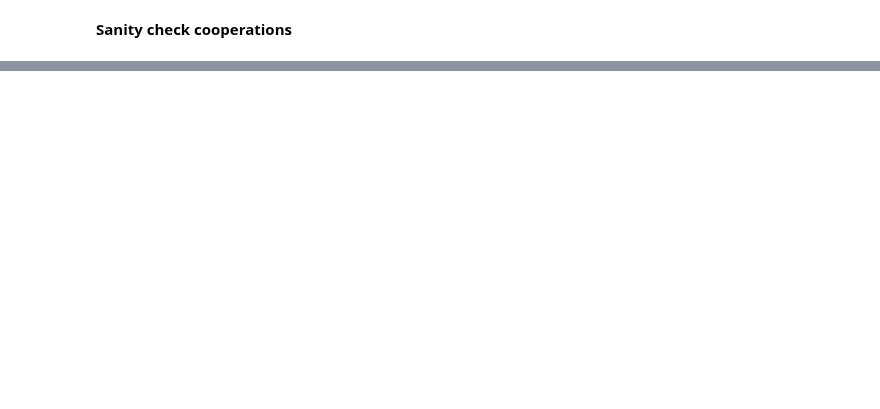
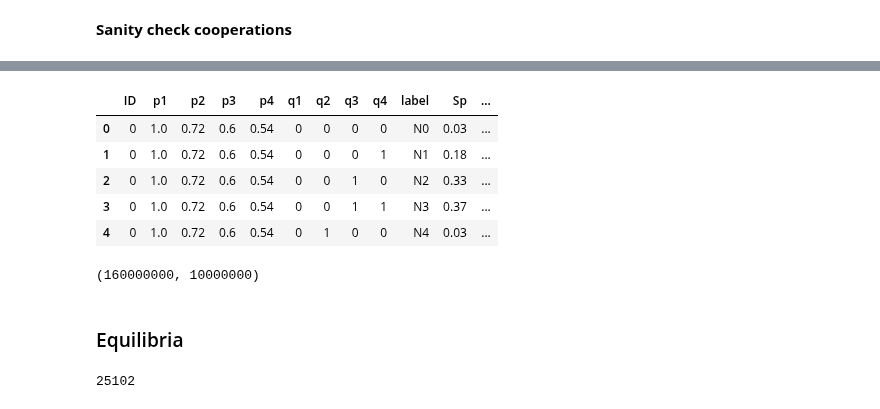
Before and after one commit to Nikoleta-v3/conditional-cooperation-with-longer-memory, a Jupyter notebook: nbs/Numerical simulations.ipynb, the cells around one changed output, grey strips where cells are left out. Drawn from its saved outputs; the diff is of its cells as text; code cells hidden in the pictures; blank space fills up the shorter version.

```diff
--- a/nbs/Numerical simulations.ipynb
+++ b/nbs/Numerical simulations.ipynb
@@ -473,0 +446,3 @@ axes[2].set_title("Three bits", fontweight="bold");
+# %%
+columns = ["ID", 'p1', 'p2', 'p3', 'p4', 'q1', 'q2', 'q3', 'q4',
+           'label', 'Sp', 'Sq', "condition A", "condition B",'condition','c', 'b']
@@ -473,0 +452,15 @@ axes[2].set_title("Three bits", fontweight="bold");
+# %%
+df.head()
+# %% [output]
+|  | ID | p1 | p2 | p3 | p4 | q1 | q2 | q3 | q4 | label | Sp | ... |
+| 0 | 0 | 1.0 | 0.72 | 0.6 | 0.54 | 0 | 0 | 0 | 0 | N0 | 0.03 | ... |
+| 1 | 0 | 1.0 | 0.72 | 0.6 | 0.54 | 0 | 0 | 0 | 1 | N1 | 0.18 | ... |
+| 2 | 0 | 1.0 | 0.72 | 0.6 | 0.54 | 0 | 0 | 1 | 0 | N2 | 0.33 | ... |
+| 3 | 0 | 1.0 | 0.72 | 0.6 | 0.54 | 0 | 0 | 1 | 1 | N3 | 0.37 | ... |
+| 4 | 0 | 1.0 | 0.72 | 0.6 | 0.54 | 0 | 1 | 0 | 0 | N4 | 0.03 | ... |
+# %%
+len(df), len(df['ID'].unique())
+# %% [output]
+(160000000, 10000000)
+# %% [markdown]
+### Equilibria
@@ -473,0 +471,4 @@ axes[2].set_title("Three bits", fontweight="bold");
+# %%
+len(eq_players_ID)
+# %% [output]
+25102
```
Also changed, not shown: parts of 66 cells of this notebook, 2 other files.
